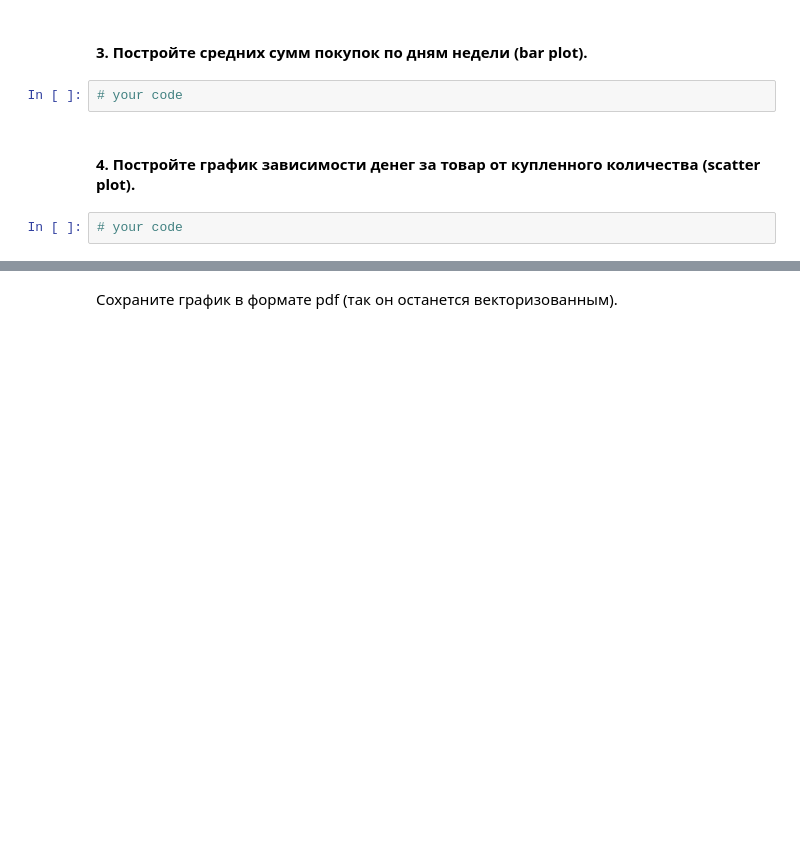
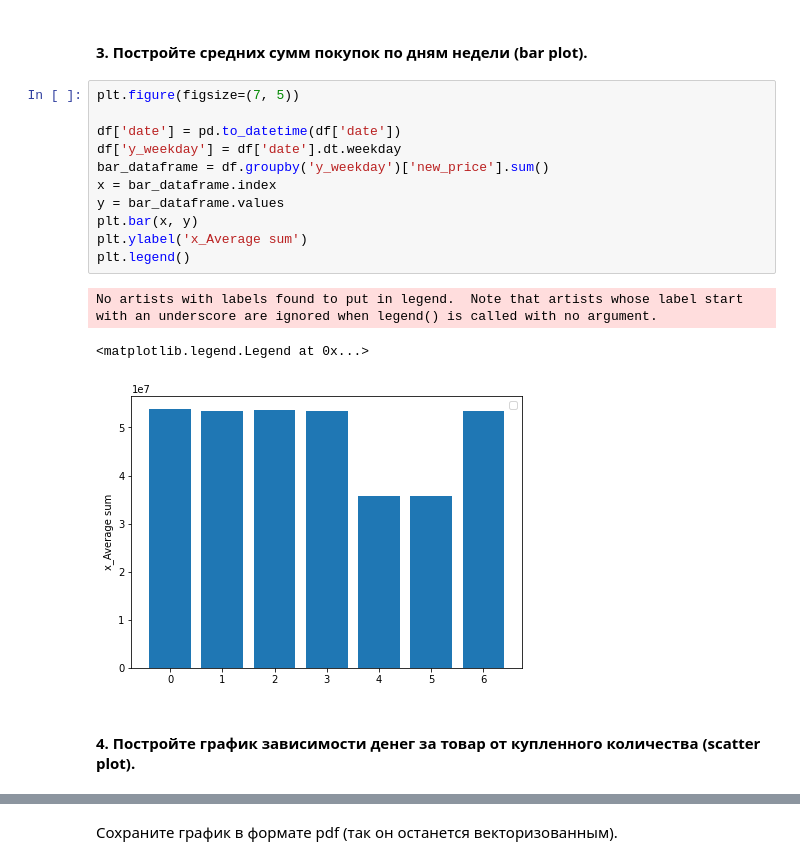
Before and after one commit to kirillkumma/data-mining, a Jupyter notebook: lab1/lab1.ipynb, the cells around one changed output, grey strips where cells are left out. Drawn from its saved outputs; the diff is of its cells as text; blank space fills up the shorter version.

```diff
--- a/lab1/lab1.ipynb
+++ b/lab1/lab1.ipynb
@@ -223,8 +371,19 @@ df['date'] = df.order_id.map(dates['date'])
 # %% [markdown]
 #### 3. Постройте средних сумм покупок по дням недели (bar plot).
-# %%
-# your code
+# %%
+plt.figure(figsize=(7, 5))
+
+df['date'] = pd.to_datetime(df['date'])
+df['y_weekday'] = df['date'].dt.weekday
+bar_dataframe = df.groupby('y_weekday')['new_price'].sum()
+x = bar_dataframe.index
+y = bar_dataframe.values
+plt.bar(x, y)
+plt.ylabel('x_Average sum')
+plt.legend()
+# %% [output]
+No artists with labels found to put in legend.  Note that artists whose label start with an underscore are ignored when legend() is called with no argument.
+<matplotlib.legend.Legend at 0x...>
+[figure, added]
 # %% [markdown]
 #### 4. Постройте график зависимости денег за товар от купленного количества (scatter plot).
-# %%
-# your code
```
Also changed, not shown: parts of 45 cells of this notebook, 1 other file.
